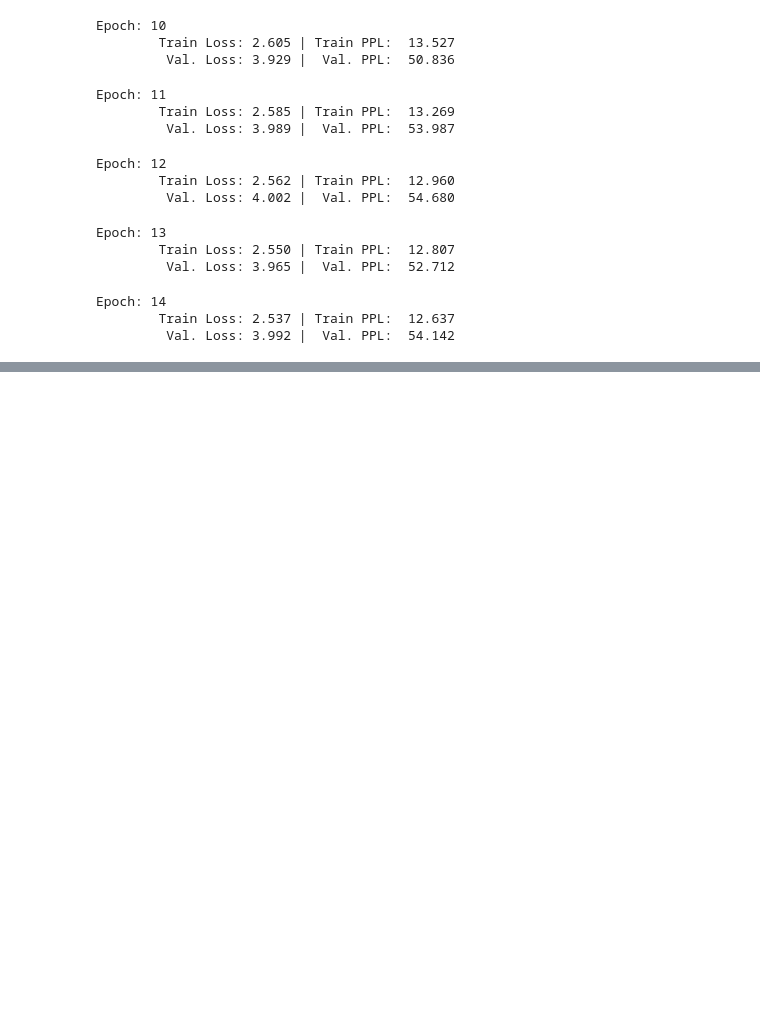
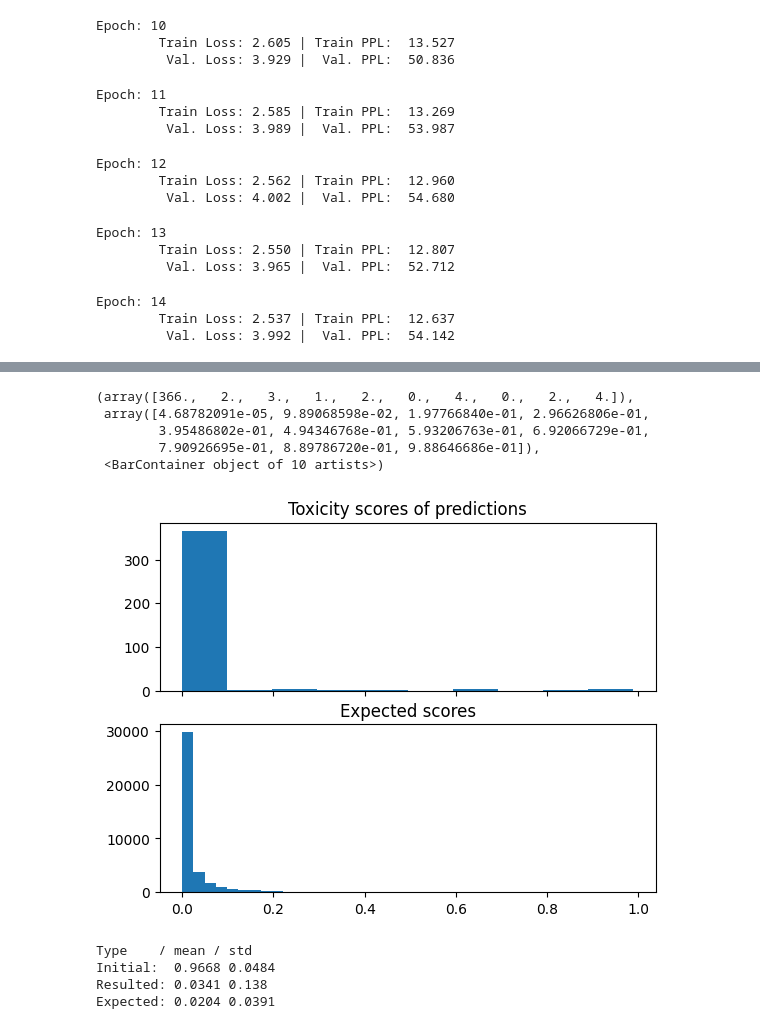
Before and after one commit to cutefluffyfox/text-detoxification, a Jupyter notebook: notebooks/ModelExploration.ipynb, the cells around one changed output, grey strips where cells are left out. Cells and saved outputs as stored; diff of their text form; code cells hidden in the pictures; blank space fills up the shorter version.

Commit message:
Added validation metric for seq-to-seq model: > Added `seq-to-seq solution` to Hypothesis&DataAnalysis.md > Added validation metrix to `ModelExploration.ipynb` > Added `validation` to FinalSolution.md

```diff
--- a/notebooks/ModelExploration.ipynb
+++ b/notebooks/ModelExploration.ipynb
@@ -212,7 +177,7 @@ X = tokenized_tox
 y = tokenized_non_tox
 
 # split data to train/test
-dataset_lim = 16000 * 20 # 1 minute is approximately 16k, so let's make epoch approximately 30 minutes *24
+    dataset_lim = 16000 * 24 # 1 minute is approximately 16k, so let's make epoch approximately 30 minutes *24
 X_train, X_test, y_train, y_test = train_test_split(X[:dataset_lim], y[:dataset_lim], test_size=0.1, random_state=42)
 
 X_train = X_train.reset_index(drop=True)
@@ -698 +640,4 @@ best_model = torch.load('best-model.pt')
+# %%
+best_model = DSkBart(len(vocab))
+best_model.load_state_dict(torch.load('best-model.pt'))
 # %%
@@ -773,0 +709,63 @@ list(from_vocab(text_vocab_ids, vocab))
+# %%
+from tqdm import tqdm
+
+# define batch size and join words in messages
+# batch_size = 64
+answers = []
+scores = []
+
+X_test.message = X_test.message.apply(lambda words: list(map(str, words)))
+
+for i in tqdm([0, 1, 2]): # tqdm(range(int(np.ceil(X_test.shape[0] /  batch_size)))):
+    X_test_subsample = X_test[i * batch_size:(i + 1) * batch_size]
+    X_test_subsample = X_test_subsample.reset_index(drop=True)
+
+    test_vocab_inds = inference(best_model, X_test_subsample, vocab, max_size, already_tokenized=True)
+    answers.extend([' '.join(words) for words in from_vocab(test_vocab_inds, vocab)])
+
+
+for i in tqdm([0, 1, 2]): # tqdm(range(int(np.ceil(X_test.shape[0] / batch_size)))):
+    batch = answers[i * batch_size:(i + 1) * batch_size]
+
+    # run sample batch from tokenizer & model (and calculate results)
+    tokens = toxic_tokenizer(text=batch, return_tensors='pt', padding=True)
+
+    with torch.inference_mode():
+        logits = toxic_model(**tokens).logits
+    scores.extend(list(torch.softmax(logits, -1)[:, 1].cpu().numpy()))
+# %%
+import matplotlib.pyplot as plt
+
+fig, axs = plt.subplots(2, sharex=True)
+
+axs[1].set_title('Expected scores')
+axs[1].hist(y_test.tox_score)
+
+axs[0].set_title('Toxicity scores of predictions')
+axs[0].hist(scores)
+# %% [output]
+(array([366.,   2.,   3.,   1.,   2.,   0.,   4.,   0.,   2.,   4.]),
+ array([4.68782091e-05, 9.89068598e-02, 1.97766840e-01, 2.96626806e-01,
+        3.95486802e-01, 4.94346768e-01, 5.93206763e-01, 6.92066729e-01,
+        7.90926695e-01, 8.89786720e-01, 9.88646686e-01]),
+ <BarContainer object of 10 artists>)
+[figure, added]
+# %%
+scores = np.array(scores)
+
+
+def print_stats(arr, start: str = "", round_lim: int = 4):
+    mean = round(float(arr.mean()), round_lim)
+    std = round(float(arr.std()), round_lim)
+    print(start + f"{mean} {std}")
+
+
+print('Type \t/ mean / std')
+print_stats(X_test.tox_score, 'Initial:  ')
+print_stats(scores, 'Resulted: ')
+print_stats(y_test.tox_score, 'Expected: ')
+# %% [output]
+Type    / mean / std
+Initial:  0.9668 0.0484
+Resulted: 0.0341 0.138
+Expected: 0.0204 0.0391
```
Also changed, not shown: parts of 17 cells of this notebook, 2 other files.
